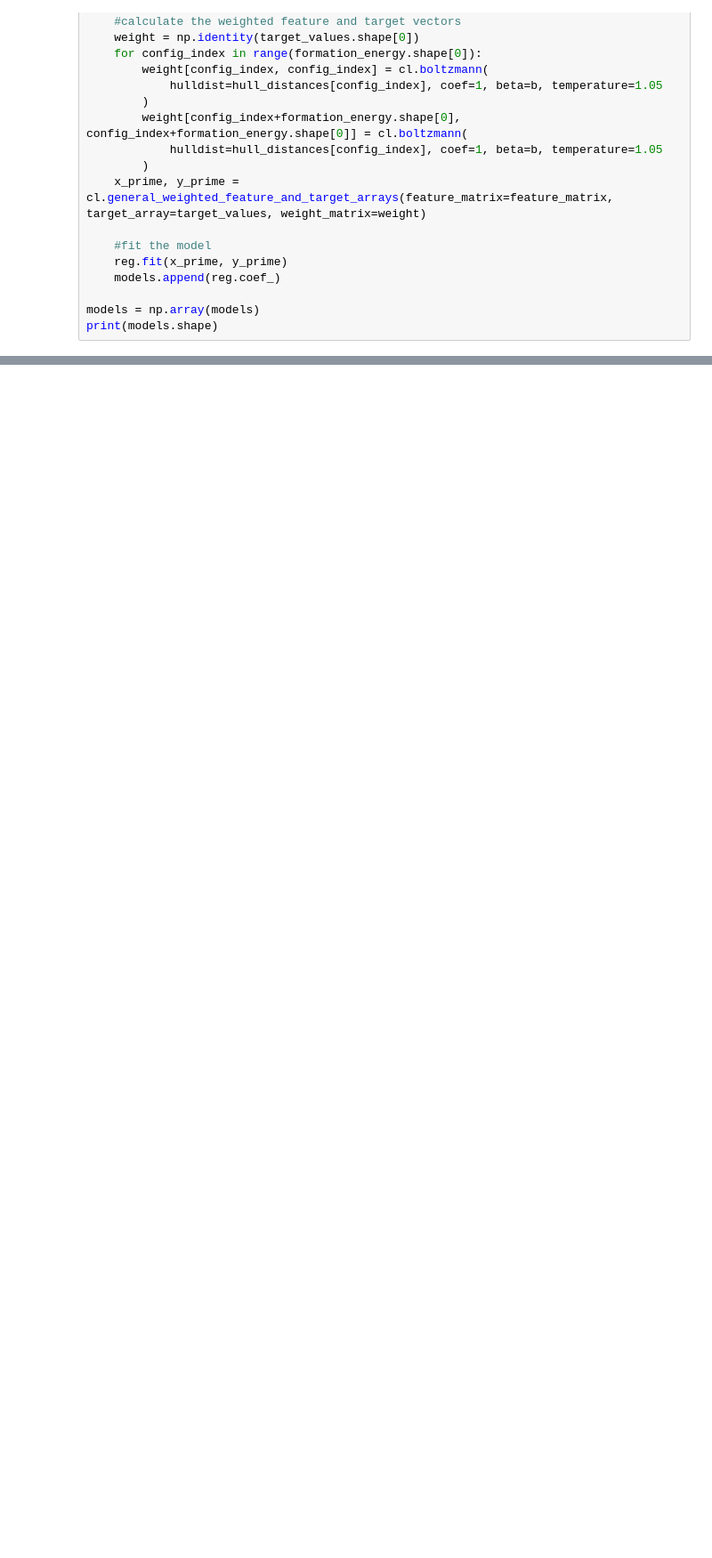
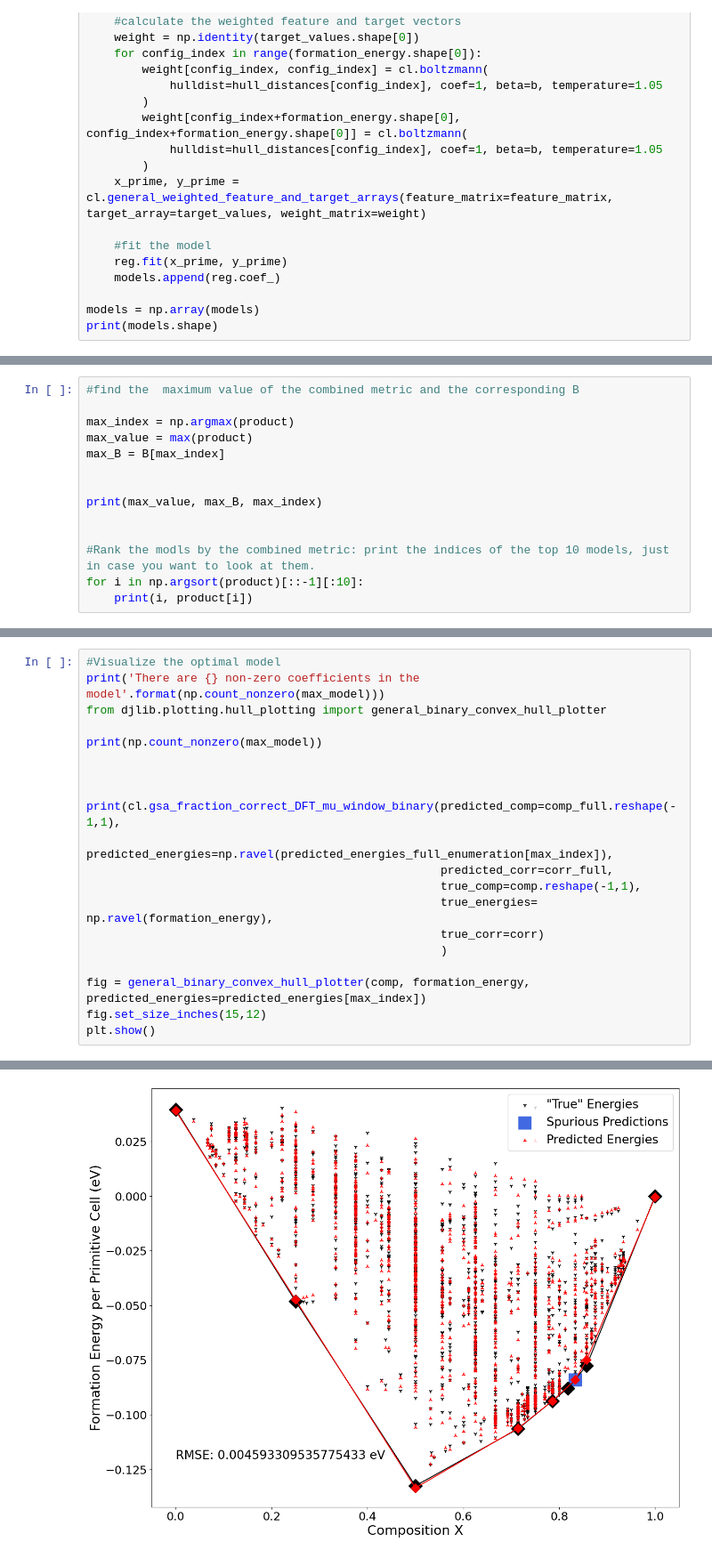
Before and after one commit to deober/djlib, a Jupyter notebook: examples/prior_with_ground_state_enforcement/choosing_optimal_prior.ipynb, the cells around one changed output, grey strips where cells are left out. Shown at 89% size. Drawn from its saved outputs; the diff is of its cells as text; blank space fills up the shorter version.

```diff
--- a/examples/prior_with_ground_state_enforcement/choosing_optimal_prior.ipynb
+++ b/examples/prior_with_ground_state_enforcement/choosing_optimal_prior.ipynb
@@ -398,0 +295,14 @@ print(df['eci_stddev'][optimal_eci_stddev])
+# %%
+#find the  maximum value of the combined metric and the corresponding B
+
+max_index = np.argmax(product)
+max_value = max(product)
+max_B = B[max_index]
+
+
+print(max_value, max_B, max_index)
+
+
+#Rank the modls by the combined metric: print the indices of the top 10 models, just in case you want to look at them.
+for i in np.argsort(product)[::-1][:10]:
+    print(i, product[i])
@@ -398,0 +338,21 @@ print(df['eci_stddev'][optimal_eci_stddev])
+# %%
+#Visualize the optimal model
+print('There are {} non-zero coefficients in the model'.format(np.count_nonzero(max_model)))
+from djlib.plotting.hull_plotting import general_binary_convex_hull_plotter
+
+print(np.count_nonzero(max_model))
+
+
+
+print(cl.gsa_fraction_correct_DFT_mu_window_binary(predicted_comp=comp_full.reshape(-1,1),
+                                                   predicted_energies=np.ravel(predicted_energies_full_enumeration[max_index]),
+                                                   predicted_corr=corr_full,
+                                                   true_comp=comp.reshape(-1,1),
+                                                   true_energies= np.ravel(formation_energy),
+                                                   true_corr=corr)
+                                                   )
+
+fig = general_binary_convex_hull_plotter(comp, formation_energy, predicted_energies=predicted_energies[max_index])
+fig.set_size_inches(15,12)
+plt.show()
+# %% [output]
@@ -398,0 +362 @@ print(df['eci_stddev'][optimal_eci_stddev])
+[figure, added]
```
Also changed, not shown: parts of 56 cells of this notebook, 6 other files.
